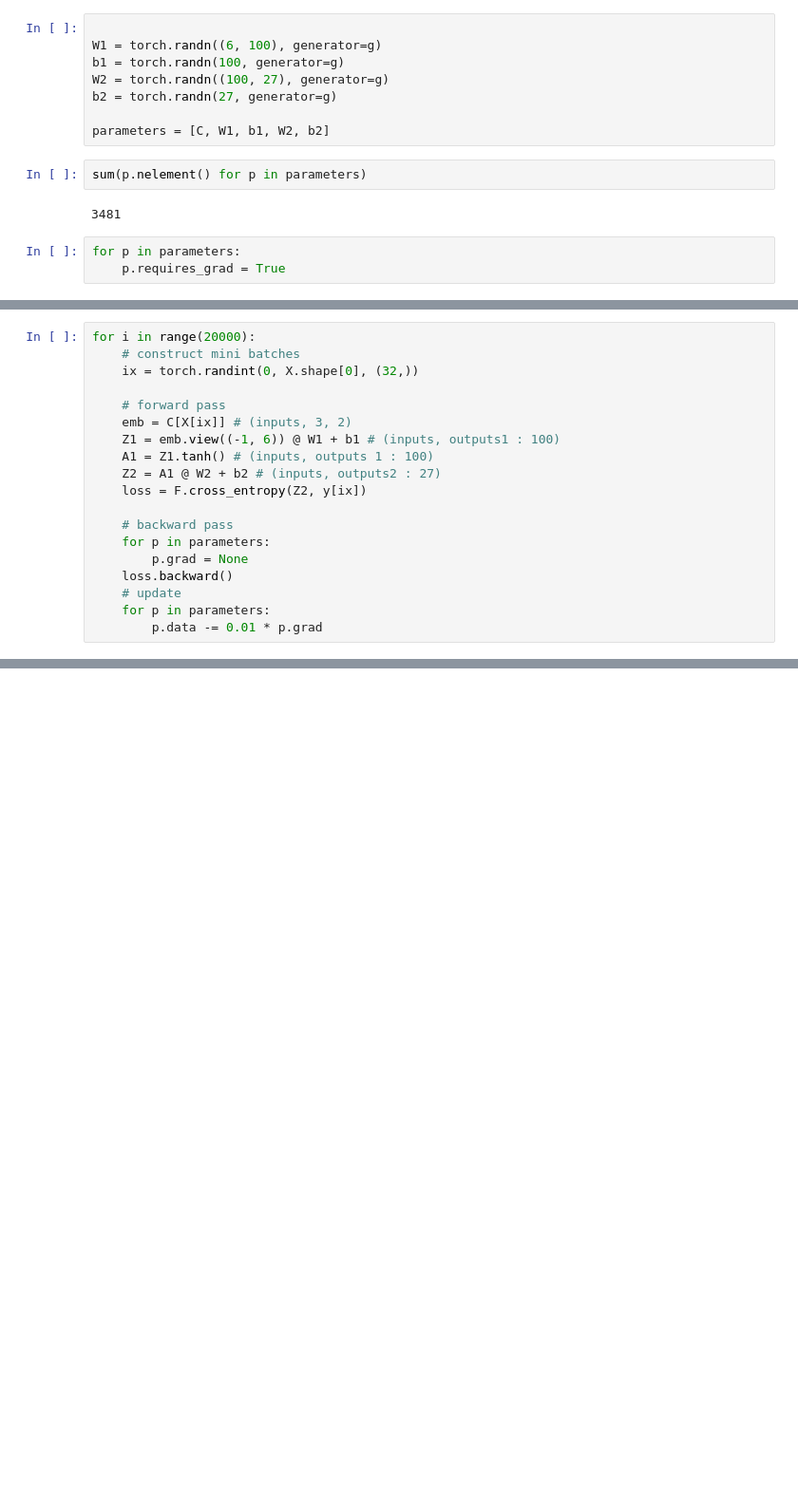
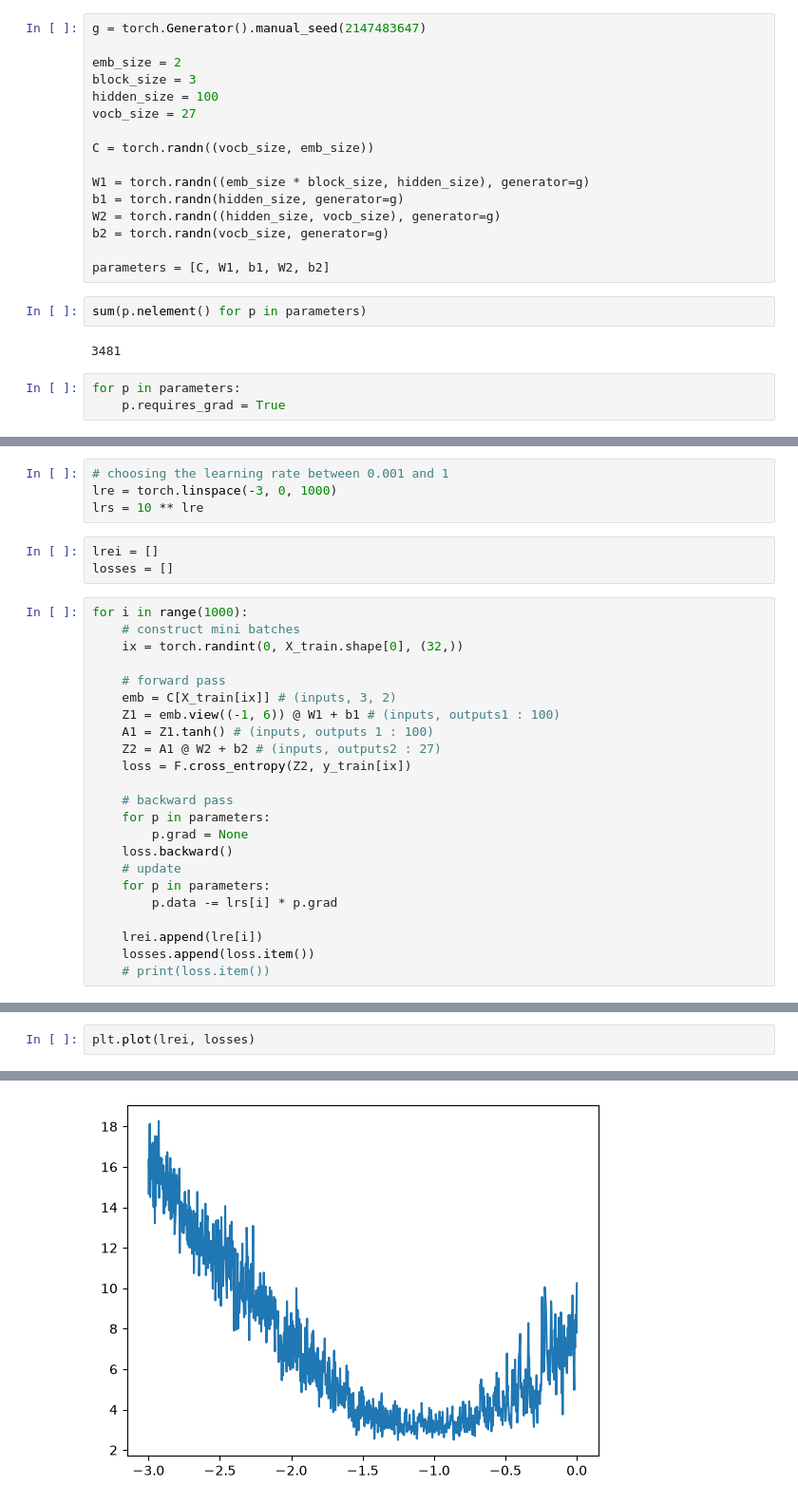
Before and after one commit to adam-elkhatabi/makemore-python, a Jupyter notebook: makemore/makemore_part2.ipynb, the cells around one changed output, grey strips where cells are left out. Shown at 95% size. Cells and saved outputs as stored; diff of their text form; blank space fills up the shorter version.

```diff
--- a/makemore/makemore_part2.ipynb
+++ b/makemore/makemore_part2.ipynb
@@ -46,9 +48,17 @@ C = torch.randn((27, 2), generator=g)
 # %%
+g = torch.Generator().manual_seed(2147483647)
 
-W1 = torch.randn((6, 100), generator=g)
-b1 = torch.randn(100, generator=g)
-W2 = torch.randn((100, 27), generator=g)
-b2 = torch.randn(27, generator=g)
+emb_size = 2
+block_size = 3
+hidden_size = 100
+vocb_size = 27
+
+C = torch.randn((vocb_size, emb_size))
+
+W1 = torch.randn((emb_size * block_size, hidden_size), generator=g)
+b1 = torch.randn(hidden_size, generator=g)
+W2 = torch.randn((hidden_size, vocb_size), generator=g)
+b2 = torch.randn(vocb_size, generator=g)
 
 parameters = [C, W1, b1, W2, b2]
 # %%
@@ -61,14 +73,21 @@ for p in parameters:
+# %%
+# choosing the learning rate between 0.001 and 1
+lre = torch.linspace(-3, 0, 1000)
+lrs = 10 ** lre
+# %%
+lrei = []
+losses = []
 # %%
-for i in range(20000):
+for i in range(1000):
     # construct mini batches
-    ix = torch.randint(0, X.shape[0], (32,))
+    ix = torch.randint(0, X_train.shape[0], (32,))
 
     # forward pass
-    emb = C[X[ix]] # (inputs, 3, 2)
+    emb = C[X_train[ix]] # (inputs, 3, 2)
     Z1 = emb.view((-1, 6)) @ W1 + b1 # (inputs, outputs1 : 100)
     A1 = Z1.tanh() # (inputs, outputs 1 : 100)
     Z2 = A1 @ W2 + b2 # (inputs, outputs2 : 27)
-    loss = F.cross_entropy(Z2, y[ix])
+    loss = F.cross_entropy(Z2, y_train[ix])
 
     # backward pass
     for p in parameters:
@@ -76,4 +95,8 @@ for i in range(20000):
     loss.backward()
     # update
     for p in parameters:
-        p.data -= 0.01 * p.grad
+        p.data -= lrs[i] * p.grad
+
+    lrei.append(lre[i])
+    losses.append(loss.item())
+    # print(loss.item())
@@ -89,0 +103,3 @@ loss.item()
+# %%
+plt.plot(lrei, losses)
+# %% [output]
@@ -89,0 +107 @@ loss.item()
+[figure, added]
```
Also changed, not shown: parts of 13 cells of this notebook.
